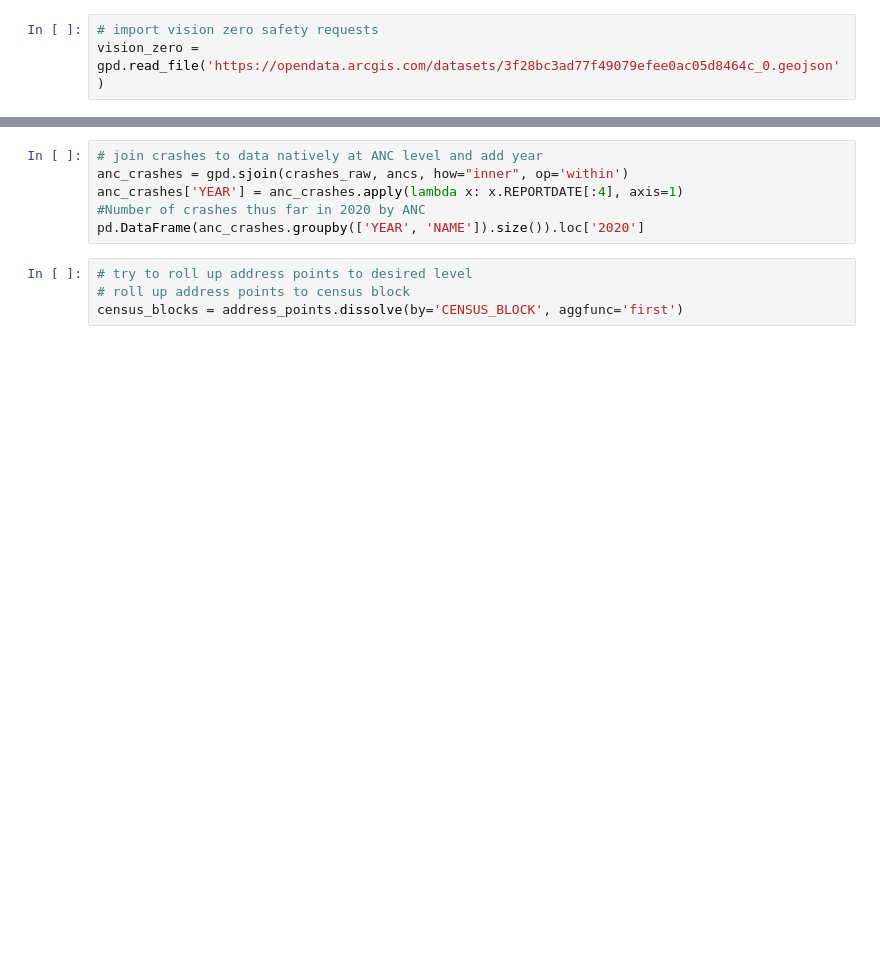
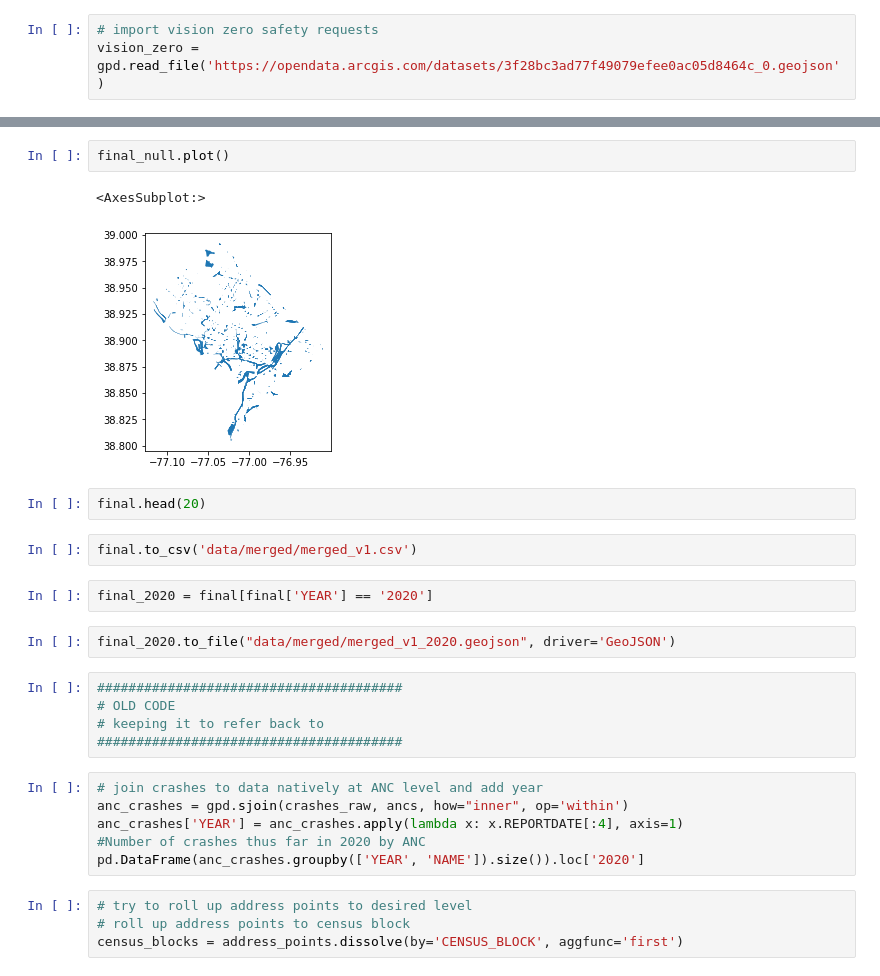
Before and after one commit to CharlotteJackson/DC_Crash_Bot, a Jupyter notebook: DC_Crash_Analysis.ipynb, the cells around one changed output, grey strips where cells are left out. Drawn from its saved outputs; the diff is of its cells as text; blank space fills up the shorter version.

```diff
--- a/DC_Crash_Analysis.ipynb
+++ b/DC_Crash_Analysis.ipynb
@@ -27,3 +220,21 @@ vision_zero = gpd.read_file('https://opendata.arcgis.com/datasets/3f28bc3ad77f49
+# %%
+final_null.plot()
+# %% [output]
+<AxesSubplot:>
+[figure, added]
+# %%
+final.head(20)
+# %%
+final.to_csv('data/merged/merged_v1.csv')
+# %%
+final_2020 = final[final['YEAR'] == '2020']
+# %%
+final_2020.to_file("data/merged/merged_v1_2020.geojson", driver='GeoJSON')
+# %%
+#######################################
+# OLD CODE
+# keeping it to refer back to
+#######################################
 # %%
 # join crashes to data natively at ANC level and add year
 anc_crashes = gpd.sjoin(crashes_raw, ancs, how="inner", op='within')
```
Also changed, not shown: parts of 68 cells of this notebook, 19 other files.
